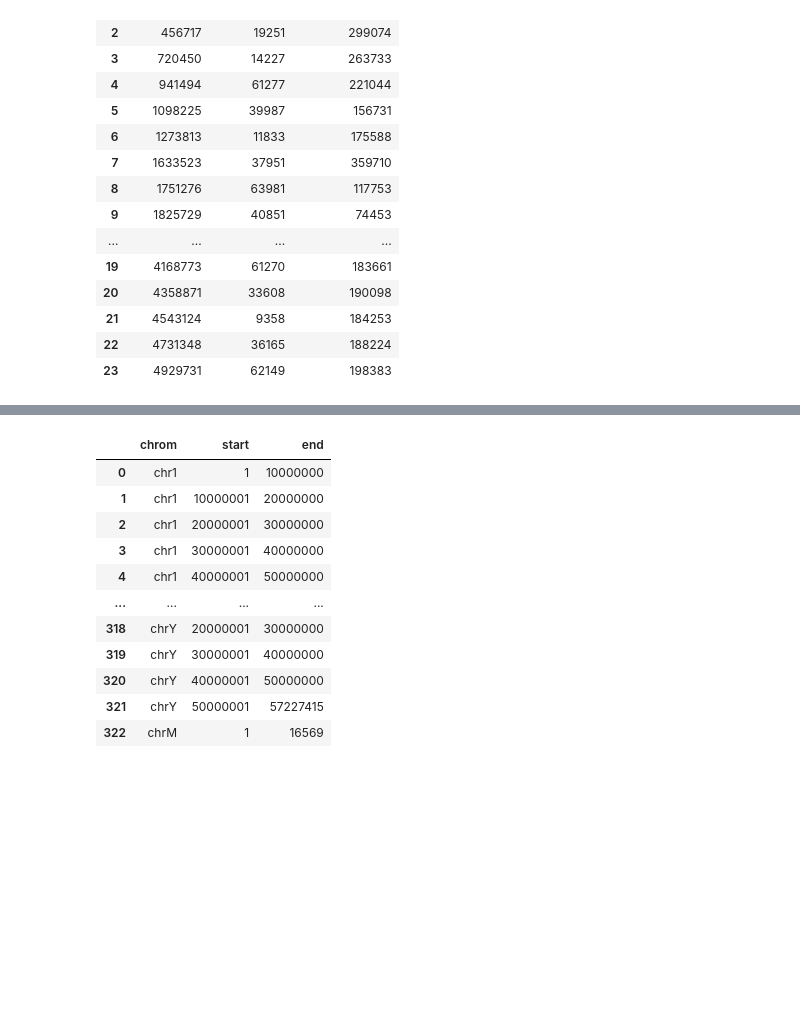
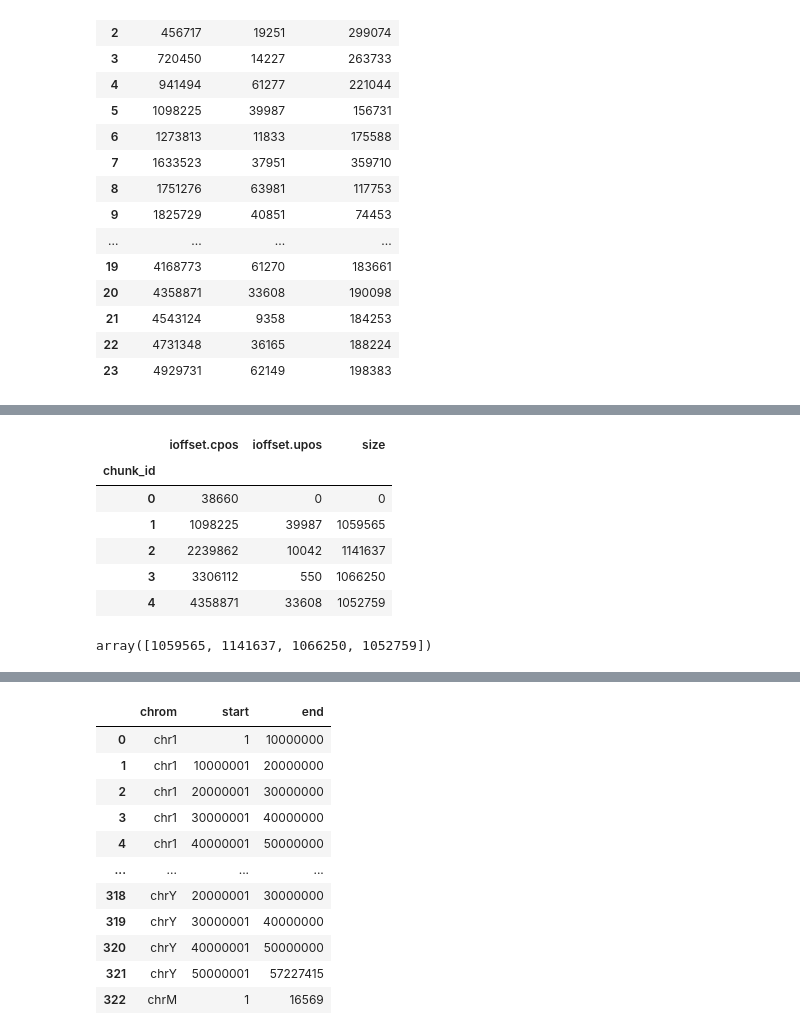
Before and after one commit to abdenlab/dask-ngs, a Jupyter notebook: src/dask_ngs/bench.ipynb, the cells around one changed output, grey strips where cells are left out. Saved outputs shown, nothing was run; the diff lists cells and outputs as text; code cells hidden in the pictures; blank space fills up the shorter version.

```diff
--- a/src/dask_ngs/bench.ipynb
+++ b/src/dask_ngs/bench.ipynb
@@ -318,0 +315,19 @@ o
+# %%
+o2 = o.groupby("chunk_id").agg({
+    "ioffset.cpos": "first",
+    "ioffset.upos": "first",
+})
+o2["size"] = o2["ioffset.cpos"].diff().fillna(0).astype(int)
+o2
+# %% [output]
+|  | ioffset.cpos | ioffset.upos | size |
+| chunk_id |  |  |  |
+| 0 | 38660 | 0 | 0 |
+| 1 | 1098225 | 39987 | 1059565 |
+| 2 | 2239862 | 10042 | 1141637 |
+| 3 | 3306112 | 550 | 1066250 |
+| 4 | 4358871 | 33608 | 1052759 |
+# %%
+np.diff(o2["ioffset.cpos"].to_numpy())
+# %% [output]
+array([1059565, 1141637, 1066250, 1052759])
```
Also changed, not shown: parts of 3 cells of this notebook.
